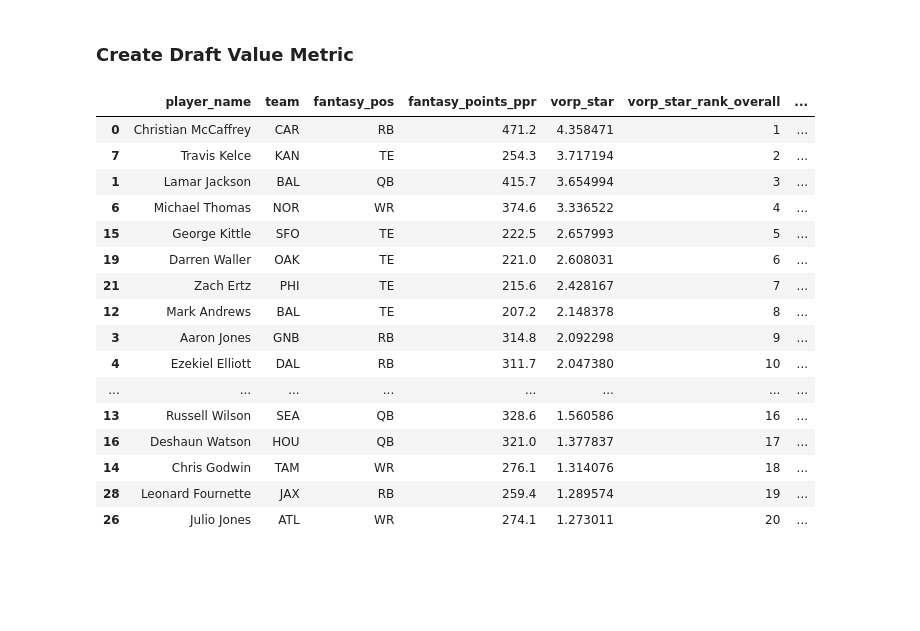
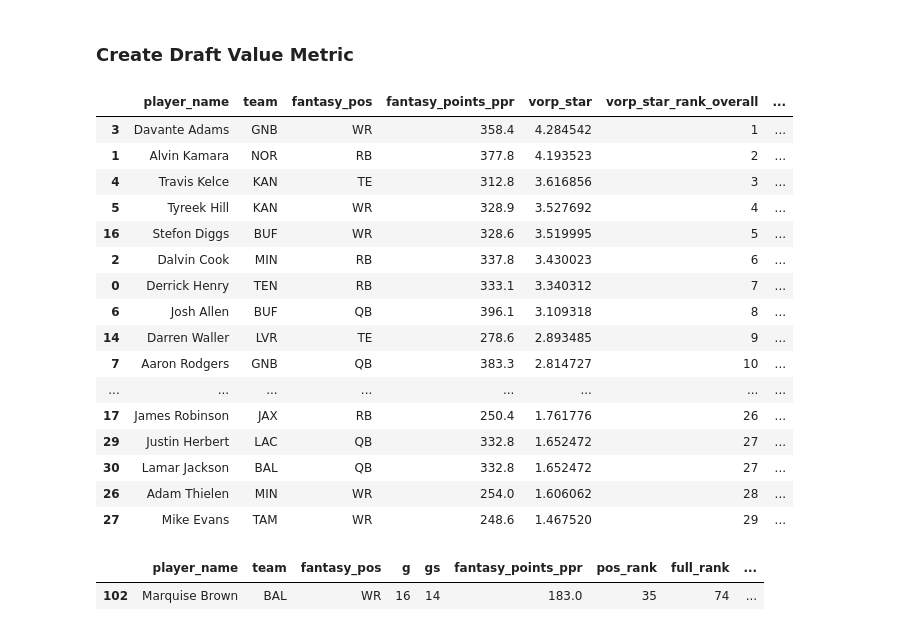
Before and after one commit to arjunghelani/afl-fantasy, a Jupyter notebook: backend/test.ipynb, the cells around one changed output. Saved outputs shown, nothing was run; the diff lists cells and outputs as text; code cells hidden in the pictures; blank space fills up the shorter version.

```diff
--- a/backend/test.ipynb
+++ b/backend/test.ipynb
@@ -128,7 +128,7 @@ def scrape_pfr_fantasy(year: int) -> pd.DataFrame:
     return df
 
 # Example usage
-df_2021 = scrape_pfr_fantasy(2019)
+df_2021 = scrape_pfr_fantasy(2020)
 # %%
 pd.set_option('display.max_columns', None)
 df_2021.head()
@@ -215,11 +258,11 @@ def compute_vorp_star(
     # 2) Replacement level per position
     # Default lineup for 12-team, 1QB/2RB/2WR/1TE (adjust if your league differs)
     if starters_per_team is None:
-        starters_per_team = {"QB": 1, "RB": 2, "WR": 2, "TE": 1}
+        starters_per_team = {"QB": 1, "RB": 2.5, "WR": 2.5, "TE": 1}
 
     # How many starters in the league per position = teams * starters_per_team[pos]
     rep_index = {
-        pos: teams * starters_per_team.get(pos, 0)
+        pos: int(teams * starters_per_team.get(pos, 0))
         for pos in df["fantasy_pos"].unique()
     }
 
@@ -246,16 +289,12 @@ def compute_vorp_star(
         # else:
         #     rep_points = gsort.iloc[R-1]["points_used"]
 
-        if pos == "TE":
-            # use average of TE13–TE20 as replacement
-            tail = gsort.iloc[8:12]["points_used"]  # 0-based index → TE13 is row 12
-            rep_points = tail.mean() if len(tail) else 0.0
+
+        R = rep_index.get(pos, 0)
+        if R <= 0 or R > len(gsort):
+            rep_points = 0.0
         else:
-            R = rep_index.get(pos, 0)
-            if R <= 0 or R > len(gsort):
-                rep_points = 0.0
-            else:
-                rep_points = gsort.iloc[R-1]["points_used"]
+            rep_points = gsort.iloc[R-1]["points_used"]
 
 
         gsort = gsort.assign(rep_points=rep_points)
@@ -267,12 +306,9 @@ def compute_vorp_star(
 
         # winsorize pool then MAD
         pool_w = winsorize(pool, *winsor_limits) if len(pool) else np.array([0.0])
-        scale = mad(pool_w)
+        scale = np.std(pool_w, ddof=0)   # population std dev
         if scale == 0 or not np.isfinite(scale):
-            # fallback: use IQR/1.349 (approximately SD under normality) or 1 to avoid divide-by-0
-            q1, q3 = np.percentile(pool_w, [25, 75]) if len(pool_w) else (0.0, 0.0)
-            iqr = q3 - q1
-            scale = (iqr / 1.349) if iqr > 0 else 1.0
+            scale = 1.0   # avoid divide by 0
 
         gsort = gsort.assign(pos_scale_robust=scale)
         gsort = gsort.assign(vorp_star=gsort["vorp_raw"] / scale)
@@ -285,49 +321,54 @@ def compute_vorp_star(
     result["vorp_star_rank_overall"] = result["vorp_star"].rank(method="dense", ascending=False).astype(int)
     result["vorp_star_rank_pos"] = (
         result.groupby("fantasy_pos")["vorp_star"].rank(method="dense", ascending=False).astype(int)
     )
 
     return result
 
 # -------------------------
 # Example usage on your df:
 # -------------------------
 # df has: player_name, team, fantasy_pos, g, gs, fantasy_points_ppr, pos_rank, full_rank
 
 # Example for 12-team, 1QB/2RB/2WR/1TE, using season totals:
 df_v = compute_vorp_star(
     stats,
     teams=12,
-    starters_per_team={"QB": 1, "RB": 2, "WR": 2, "TE": 1},
+    starters_per_team={"QB": 1.25, "RB": 2.5, "WR": 2.5, "TE": 1.25},
     use_ppg=False,           # set True if you prefer per-game
     min_games_for_ppg=8,
-    pool_factor=2.0,
+    pool_factor=1,
     winsor_limits=(0.02, 0.98),
 )
 
 # Columns now available:
 # ['points_used','rep_points','vorp_raw','pos_scale_robust','vorp_star',
 #  'injury_flag','vorp_star_rank_overall','vorp_star_rank_pos', ...]
 # Example view:
 cols = [
     "player_name","team","fantasy_pos","fantasy_points_ppr","vorp_star","vorp_star_rank_overall", "vorp_star_rank_pos"
 ]
-df_v[cols].sort_values(["vorp_star"], ascending=False).head(20)
+df_v[cols].sort_values(["vorp_star"], ascending=False).head(30)
 # %% [output]
 |  | player_name | team | fantasy_pos | fantasy_points_ppr | vorp_star | vorp_star_rank_overall | ... |
-| 0 | Christian McCaffrey | CAR | RB | 471.2 | 4.358471 | 1 | ... |
-| 7 | Travis Kelce | KAN | TE | 254.3 | 3.717194 | 2 | ... |
-| 1 | Lamar Jackson | BAL | QB | 415.7 | 3.654994 | 3 | ... |
-| 6 | Michael Thomas | NOR | WR | 374.6 | 3.336522 | 4 | ... |
-| 15 | George Kittle | SFO | TE | 222.5 | 2.657993 | 5 | ... |
-| 19 | Darren Waller | OAK | TE | 221.0 | 2.608031 | 6 | ... |
-| 21 | Zach Ertz | PHI | TE | 215.6 | 2.428167 | 7 | ... |
-| 12 | Mark Andrews | BAL | TE | 207.2 | 2.148378 | 8 | ... |
-| 3 | Aaron Jones | GNB | RB | 314.8 | 2.092298 | 9 | ... |
-| 4 | Ezekiel Elliott | DAL | RB | 311.7 | 2.047380 | 10 | ... |
+| 3 | Davante Adams | GNB | WR | 358.4 | 4.284542 | 1 | ... |
+| 1 | Alvin Kamara | NOR | RB | 377.8 | 4.193523 | 2 | ... |
+| 4 | Travis Kelce | KAN | TE | 312.8 | 3.616856 | 3 | ... |
+| 5 | Tyreek Hill | KAN | WR | 328.9 | 3.527692 | 4 | ... |
+| 16 | Stefon Diggs | BUF | WR | 328.6 | 3.519995 | 5 | ... |
+| 2 | Dalvin Cook | MIN | RB | 337.8 | 3.430023 | 6 | ... |
+| 0 | Derrick Henry | TEN | RB | 333.1 | 3.340312 | 7 | ... |
+| 6 | Josh Allen | BUF | QB | 396.1 | 3.109318 | 8 | ... |
+| 14 | Darren Waller | LVR | TE | 278.6 | 2.893485 | 9 | ... |
+| 7 | Aaron Rodgers | GNB | QB | 383.3 | 2.814727 | 10 | ... |
 | ... | ... | ... | ... | ... | ... | ... | ... |
-| 13 | Russell Wilson | SEA | QB | 328.6 | 1.560586 | 16 | ... |
-| 16 | Deshaun Watson | HOU | QB | 321.0 | 1.377837 | 17 | ... |
-| 14 | Chris Godwin | TAM | WR | 276.1 | 1.314076 | 18 | ... |
-| 28 | Leonard Fournette | JAX | RB | 259.4 | 1.289574 | 19 | ... |
-| 26 | Julio Jones | ATL | WR | 274.1 | 1.273011 | 20 | ... |
+| 17 | James Robinson | JAX | RB | 250.4 | 1.761776 | 26 | ... |
+| 29 | Justin Herbert | LAC | QB | 332.8 | 1.652472 | 27 | ... |
+| 30 | Lamar Jackson | BAL | QB | 332.8 | 1.652472 | 27 | ... |
+| 26 | Adam Thielen | MIN | WR | 254.0 | 1.606062 | 28 | ... |
+| 27 | Mike Evans | TAM | WR | 248.6 | 1.467520 | 29 | ... |
+# %%
+df_v.loc[df_v.player_name == 'Marquise Brown']
+# %% [output]
+|  | player_name | team | fantasy_pos | g | gs | fantasy_points_ppr | pos_rank | full_rank | ... |
+| 102 | Marquise Brown | BAL | WR | 16 | 14 | 183.0 | 35 | 74 | ... |
```
Also changed, not shown: parts of 4 cells of this notebook, 7 other files.
